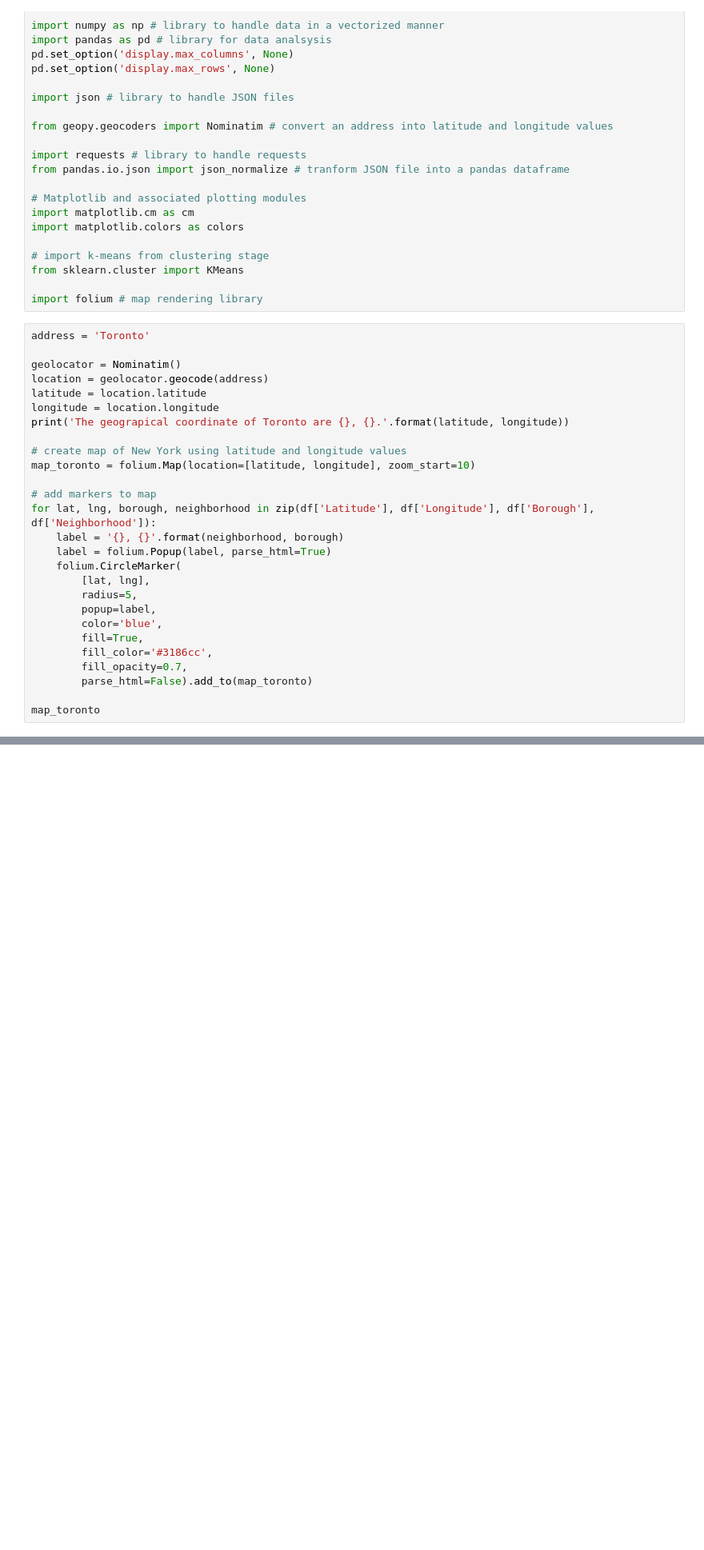
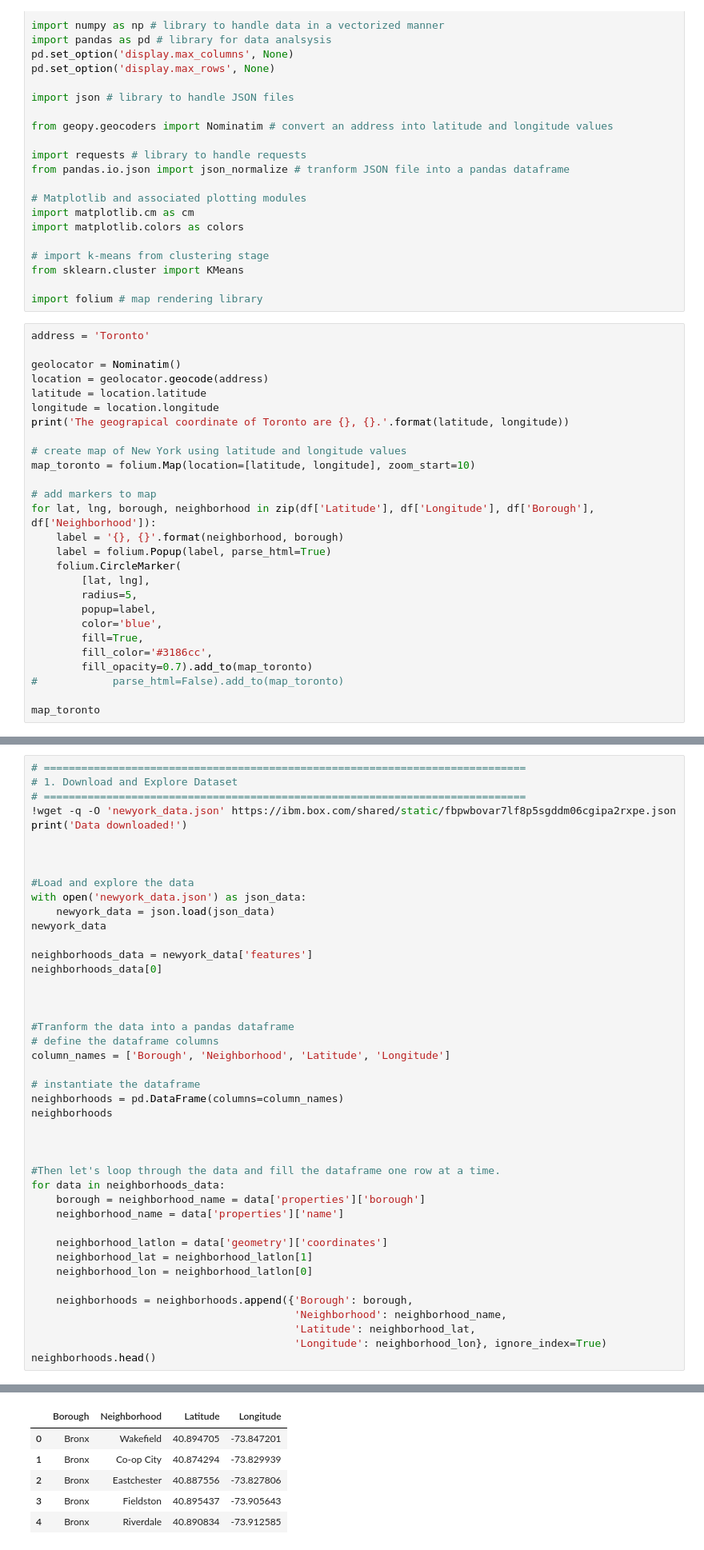
Before and after one commit to sunruns/Coursera_Capstone, a Jupyter notebook: SegmentingClusteringNeighborhoodsinToront.ipynb, the cells around one changed output, grey strips where cells are left out. Shown: that part at 80% size. Drawn from its saved outputs; the diff is of its cells as text; blank space fills up the shorter version.

```diff
--- a/SegmentingClusteringNeighborhoodsinToront.ipynb
+++ b/SegmentingClusteringNeighborhoodsinToront.ipynb
@@ -128,7 +205,7 @@ for lat, lng, borough, neighborhood in zip(df['Latitude'], df['Longitude'], df['
         color='blue',
         fill=True,
         fill_color='#3186cc',
-        fill_opacity=0.7,
-        parse_html=False).add_to(map_toronto)
+        fill_opacity=0.7).add_to(map_toronto)
+#            parse_html=False).add_to(map_toronto)
 
 map_toronto
@@ -161,0 +276,44 @@ map_scarb
+# %%
+# =============================================================================
+# 1. Download and Explore Dataset
+# =============================================================================
+!wget -q -O 'newyork_data.json' https://ibm.box.com/shared/static/fbpwbovar7lf8p5sgddm06cgipa2rxpe.json
+print('Data downloaded!')
+
+
+
+#Load and explore the data
+with open('newyork_data.json') as json_data:
+    newyork_data = json.load(json_data)
+newyork_data
+
+neighborhoods_data = newyork_data['features']
+neighborhoods_data[0]
+
+
+
+#Tranform the data into a pandas dataframe
+# define the dataframe columns
+column_names = ['Borough', 'Neighborhood', 'Latitude', 'Longitude']
+
+# instantiate the dataframe
+neighborhoods = pd.DataFrame(columns=column_names)
+neighborhoods
+
+
+
+#Then let's loop through the data and fill the dataframe one row at a time.
+for data in neighborhoods_data:
+    borough = neighborhood_name = data['properties']['borough']
+    neighborhood_name = data['properties']['name']
+
+    neighborhood_latlon = data['geometry']['coordinates']
+    neighborhood_lat = neighborhood_latlon[1]
+    neighborhood_lon = neighborhood_latlon[0]
+
+    neighborhoods = neighborhoods.append({'Borough': borough,
+                                          'Neighborhood': neighborhood_name,
+                                          'Latitude': neighborhood_lat,
+                                          'Longitude': neighborhood_lon}, ignore_index=True)
+neighborhoods.head()
+# %% [output]
@@ -161,0 +321,6 @@ map_scarb
+|  | Borough | Neighborhood | Latitude | Longitude |
+| 0 | Bronx | Wakefield | 40.894705 | -73.847201 |
+| 1 | Bronx | Co-op City | 40.874294 | -73.829939 |
+| 2 | Bronx | Eastchester | 40.887556 | -73.827806 |
+| 3 | Bronx | Fieldston | 40.895437 | -73.905643 |
+| 4 | Bronx | Riverdale | 40.890834 | -73.912585 |
```
Also changed, not shown: parts of 25 cells of this notebook.
